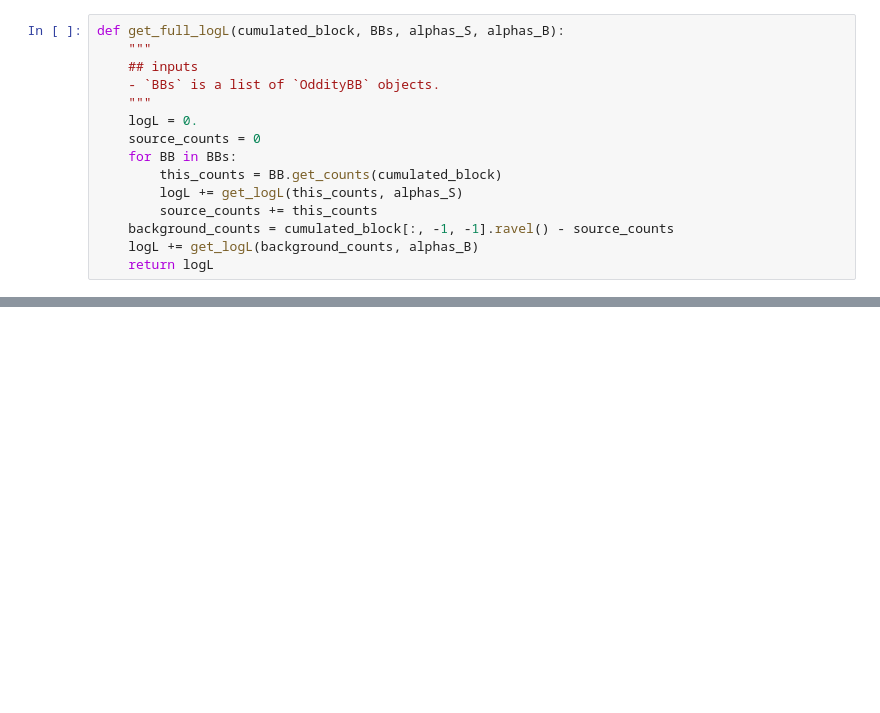
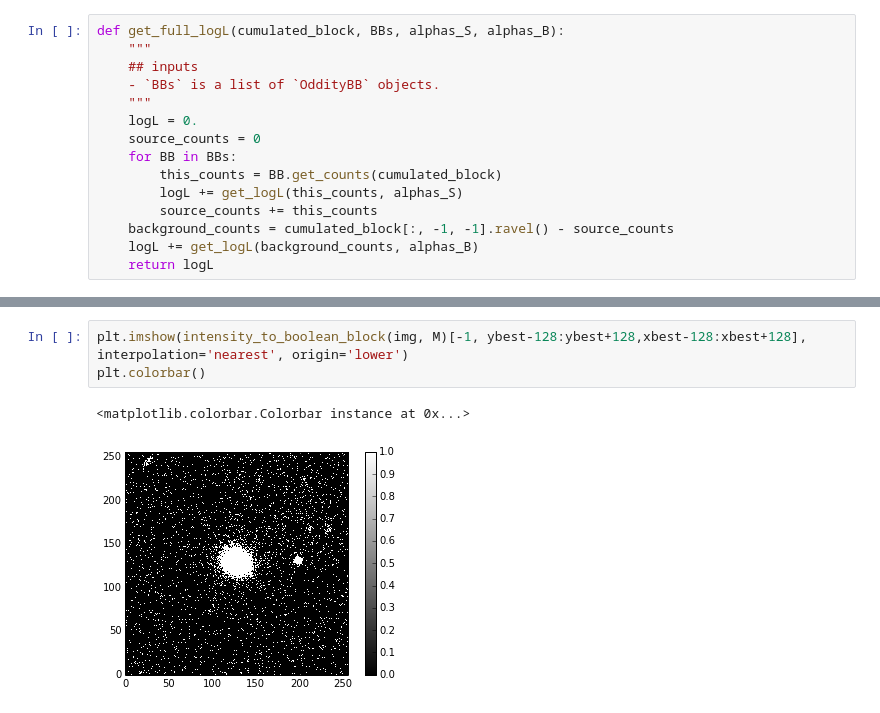
Before and after one commit to garibaldu/Oddity, a Jupyter notebook: code/squares.ipynb, the cells around one changed output, grey strips where cells are left out. Saved outputs shown, nothing was run; the diff lists cells and outputs as text; blank space fills up the shorter version.

```diff
--- a/code/squares.ipynb
+++ b/code/squares.ipynb
@@ -185,0 +206,6 @@ logL_grid.min() - logL_grid.max()
+# %%
+plt.imshow(intensity_to_boolean_block(img, M)[-1, ybest-128:ybest+128,xbest-128:xbest+128], interpolation='nearest', origin='lower')
+plt.colorbar()
+# %% [output]
+<matplotlib.colorbar.Colorbar instance at 0x...>
+[figure, added]
```
Also changed, not shown: parts of 13 cells of this notebook.
